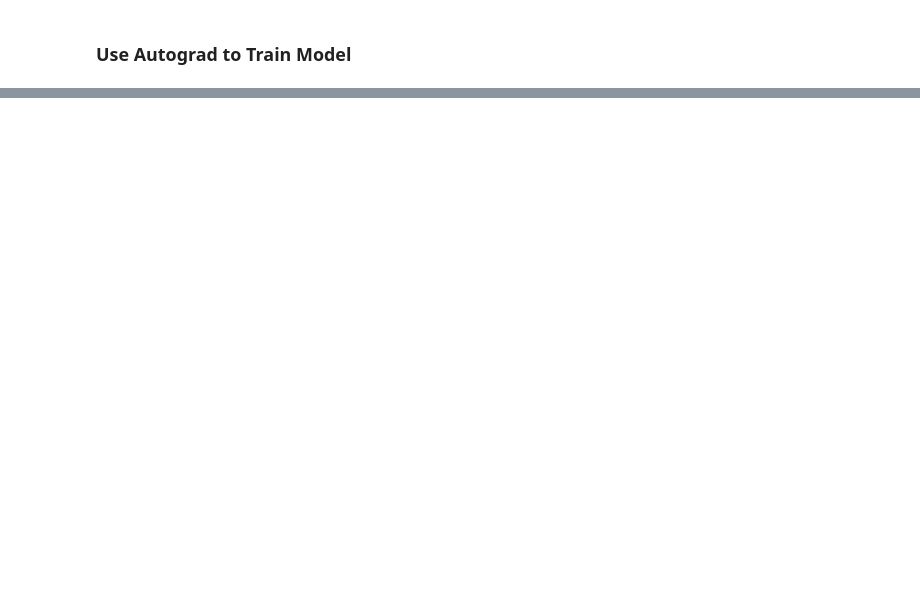
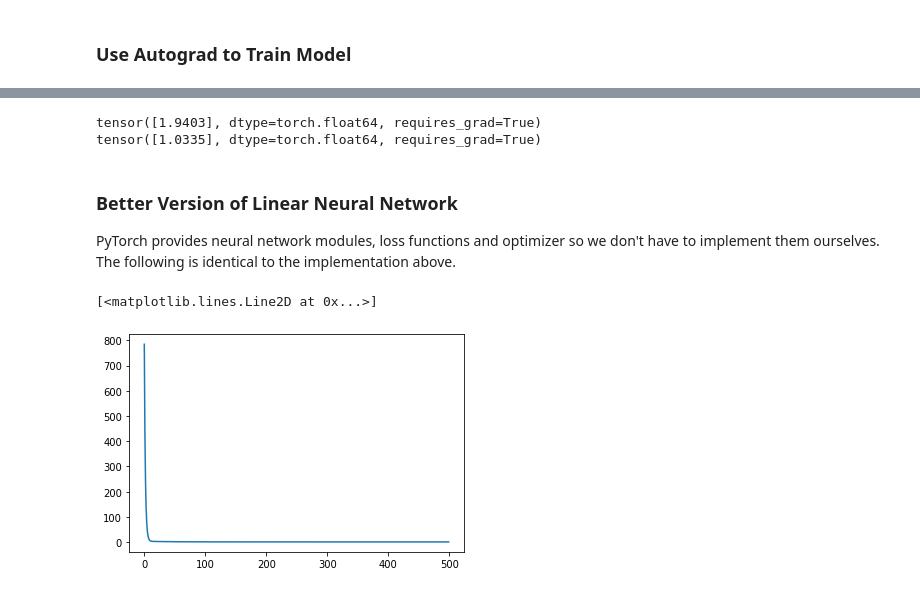
Before and after one commit to yangchenyun/mnist-pytorch, a Jupyter notebook: mnist_solution.ipynb, the cells around one changed output, grey strips where cells are left out. Saved outputs shown, nothing was run; the diff lists cells and outputs as text; code cells hidden in the pictures; blank space fills up the shorter version.

```diff
--- a/mnist_solution.ipynb
+++ b/mnist_solution.ipynb
@@ -298,0 +319,40 @@ plt.plot(x_train, y_train, 'o', x_train, y_pred.detach().numpy(), 'o')
+# %%
+# Check the parameters, they should be very close to the true value
+print(model.M)
+print(model.b)
+# %% [output]
+tensor([1.9403], dtype=torch.float64, requires_grad=True)
+tensor([1.0335], dtype=torch.float64, requires_grad=True)
+# %% [markdown]
+### Better Version of Linear Neural Network
+
+PyTorch provides neural network modules, loss functions and optimizer so we don't have to implement them ourselves. The following is identical to the implementation above.
+# %%
+class Linear(nn.Module):
+    def __init__(self):
+        super().__init__()
+        self.linear = nn.Linear(1, 1, dtype=float)
+
+    def forward(self, x):
+        return self.linear(x)
+# %%
+# Create a model with the new Linear class.
+model = Linear()
+# Sum up the mean squared loss, so it's the same loss from what we have above.
+mean_squared_loss = nn.MSELoss(reduction='sum')
+# Optimizer performs gradient descent automatically. SGD stands for stochastic gradient descent.
+optimizer = optim.SGD(model.parameters(), lr=0.001)
+
+losses = []
+for _ in range(500):
+    y_pred = model.forward(x_tensor)
+    loss = mean_squared_loss(y_tensor, y_pred)
+    losses.append(loss.item())
+    loss.backward()
+    optimizer.step()
+    optimizer.zero_grad()
+
+plt.plot(range(500), losses)
+# %% [output]
+[<matplotlib.lines.Line2D at 0x...>]
+[figure, added]
```
Also changed, not shown: parts of 23 cells of this notebook, 2 other files.
